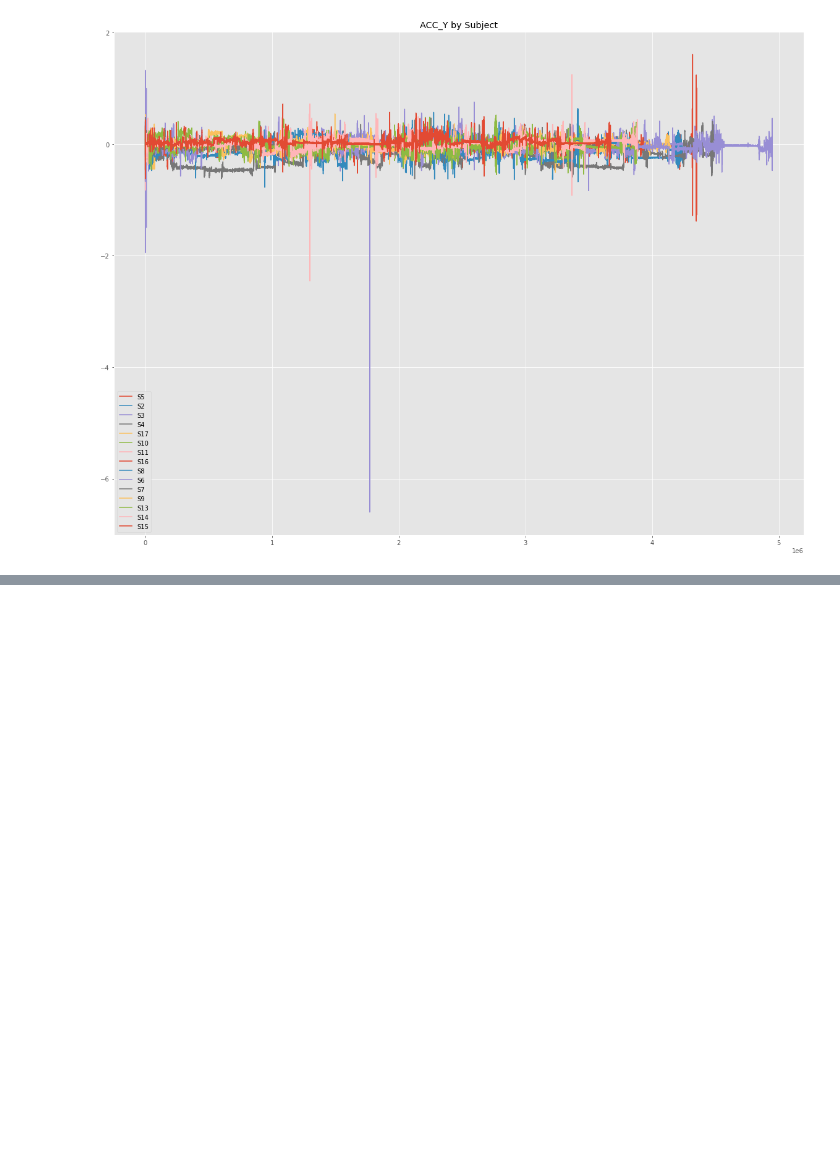
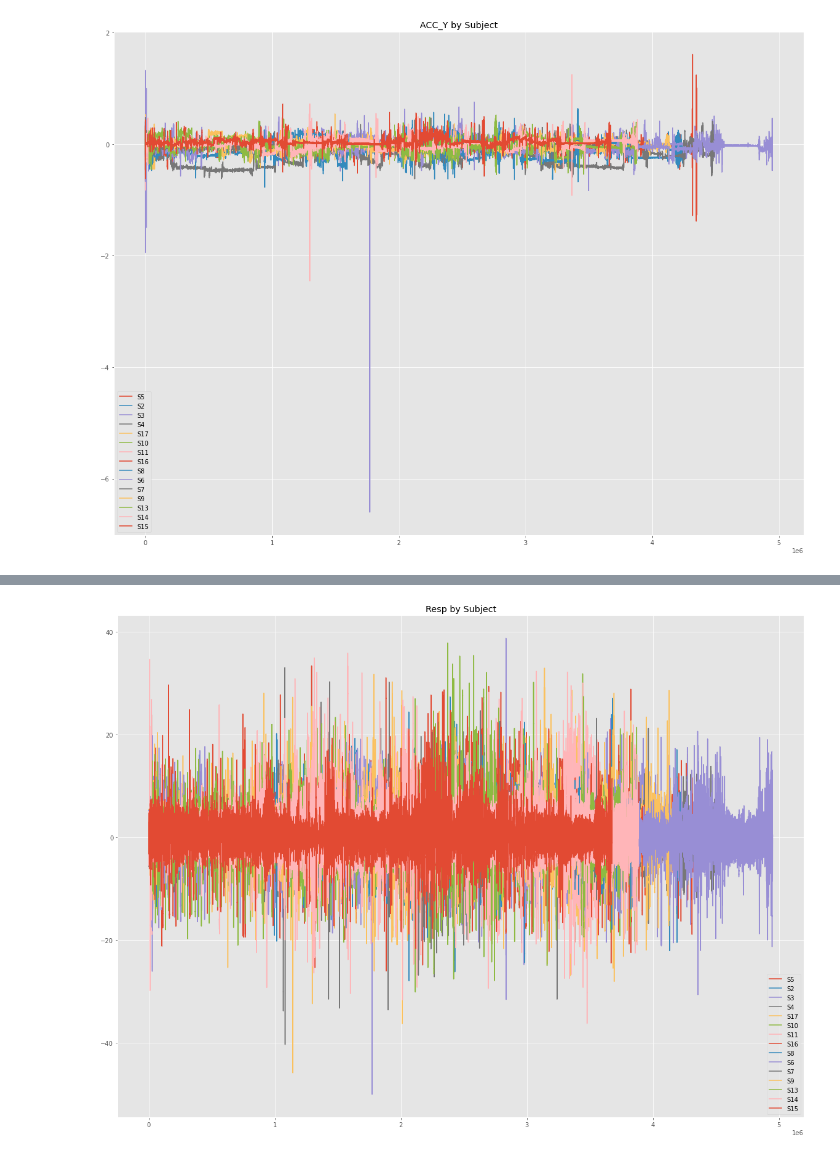
Before and after one commit to njfritter/Characteristic-Based-Time-Series-Clustering, a Jupyter notebook: rCode2012/notebooks/wesad_exploratory_analysis.ipynb, the cells around one changed output, grey strips where cells are left out. Drawn from its saved outputs; the diff is of its cells as text; code cells hidden in the pictures; blank space fills up the shorter version.

```diff
--- a/rCode2012/notebooks/wesad_exploratory_analysis.ipynb
+++ b/rCode2012/notebooks/wesad_exploratory_analysis.ipynb
@@ -411,0 +424,10 @@ plt.show()
+# %%
+fig, ax = plt.subplots()
+for subject in subject_ids:
+    subject_dct[subject]['chest_df']['Resp'].plot(figsize = (20,15))
+
+ax.legend(subject_ids)
+ax.set_title('Resp by Subject')
+plt.show()
+# %% [output]
+[figure, added]
```
Also changed, not shown: parts of 2 cells of this notebook.
